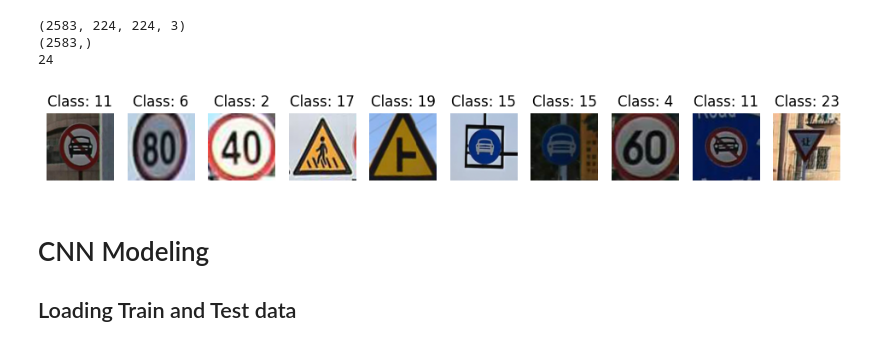
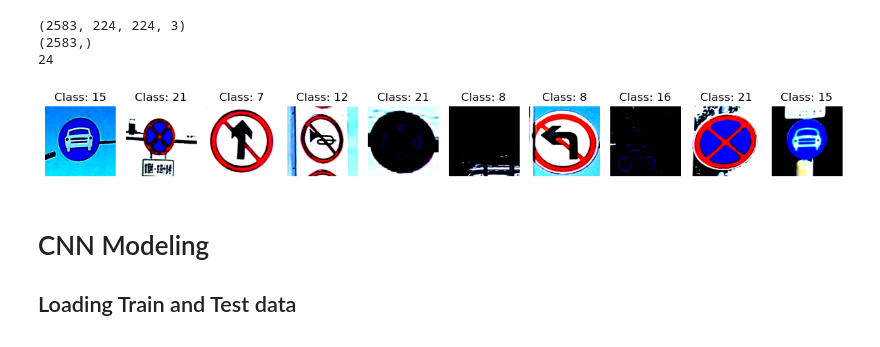
Before and after one commit to amelialon/IT1244-Final-Project, a Jupyter notebook: Proj.ipynb, the cells around one changed output. Drawn from its saved outputs; the diff is of its cells as text; code cells hidden in the pictures.

Commit message:
introduced normalisation but dont be startled by the darkness apparently it is normal

```diff
--- a/Proj.ipynb
+++ b/Proj.ipynb
@@ -173,7 +180,11 @@ for img_file in os.listdir(train_folder):
 
 
         # Convert image to NumPy array and normalize
-        img = np.array(img) / 255.0
+        def normalize_image(img_tensor):
+            mean = torch.tensor([0.485, 0.456, 0.406], dtype=img_tensor.dtype).view(3, 1, 1)
+            std = torch.tensor([0.229, 0.224, 0.225], dtype=img_tensor.dtype).view(3, 1, 1)
+            return (img_tensor - mean) / std
+
 
         # Store processed image and label
         train_images.append(img)
@@ -190,8 +201,8 @@ train_images = []
 train_labels = []
 
 # Define what we consider a "rare class"
-rare_threshold = 150
-extra_copies = 2       # generated 3 extra augmented data for rare classes
+rare_threshold = 100
+extra_copies = 2       # generated 2 extra augmented data for rare classes
 
 # First, count how many samples each class has
 all_labels = [int(f.split("__")[0]) for f in os.listdir(train_folder) if f.endswith(".png")]
@@ -399,7 +424,7 @@ random_indices = random.sample(range(len(X_train)), num_samples)
 plt.figure(figsize=(12, 6))
 for i, idx in enumerate(random_indices):
     plt.subplot(1, num_samples, i + 1)
-    plt.imshow(X_train[idx])  # Show image
+    plt.imshow(np.transpose(X_train[idx], (1, 2, 0)))  # Convert [C, H, W] to [H, W, C]
     plt.title(f"Class: {y_train[idx]}")
     plt.axis("off")
 
@@ -421,7 +456,10 @@ for img_file in os.listdir(test_folder):
         # Preprocessing: only clean, no augmentation
         img = auto_crop(img)  # Optional but keeps it consistent
         img = resize_image(img, target_size)
-        img = np.array(img) / 255.0  # Normalize to [0, 1]
+
+        img = np.array(img) / 255.0
+        img = torch.tensor(img, dtype=torch.float32).permute(2, 0, 1)
+        img = normalize_image(img) # Normalize to [0, 1]
 
         test_images.append(img)
         test_labels.append(class_label)
@@ -441,17 +479,22 @@ print(len(np.unique(y_train)))
 # %%
 num_samples = 10
 random_indices = random.sample(range(len(X_test)), num_samples)
 
 plt.figure(figsize=(12, 6))
 for i, idx in enumerate(random_indices):
     plt.subplot(1, num_samples, i + 1)
-    plt.imshow(X_test[idx])
+
+    img = np.transpose(X_test[idx], (1, 2, 0))  # [C, H, W] → [H, W, C]
+    img = img.clip(0, 1)  # Optional: ensure image range is valid
+
+    plt.imshow(img)
     plt.title(f"Class: {y_test[idx]}")
     plt.axis("off")
 
+plt.tight_layout()
 plt.show()
 # %% [output]
-[figure, old version]
+[figure, new version]
 # %% [markdown]
 # CNN Modeling
 
```
Also changed, not shown: parts of 8 cells of this notebook.
